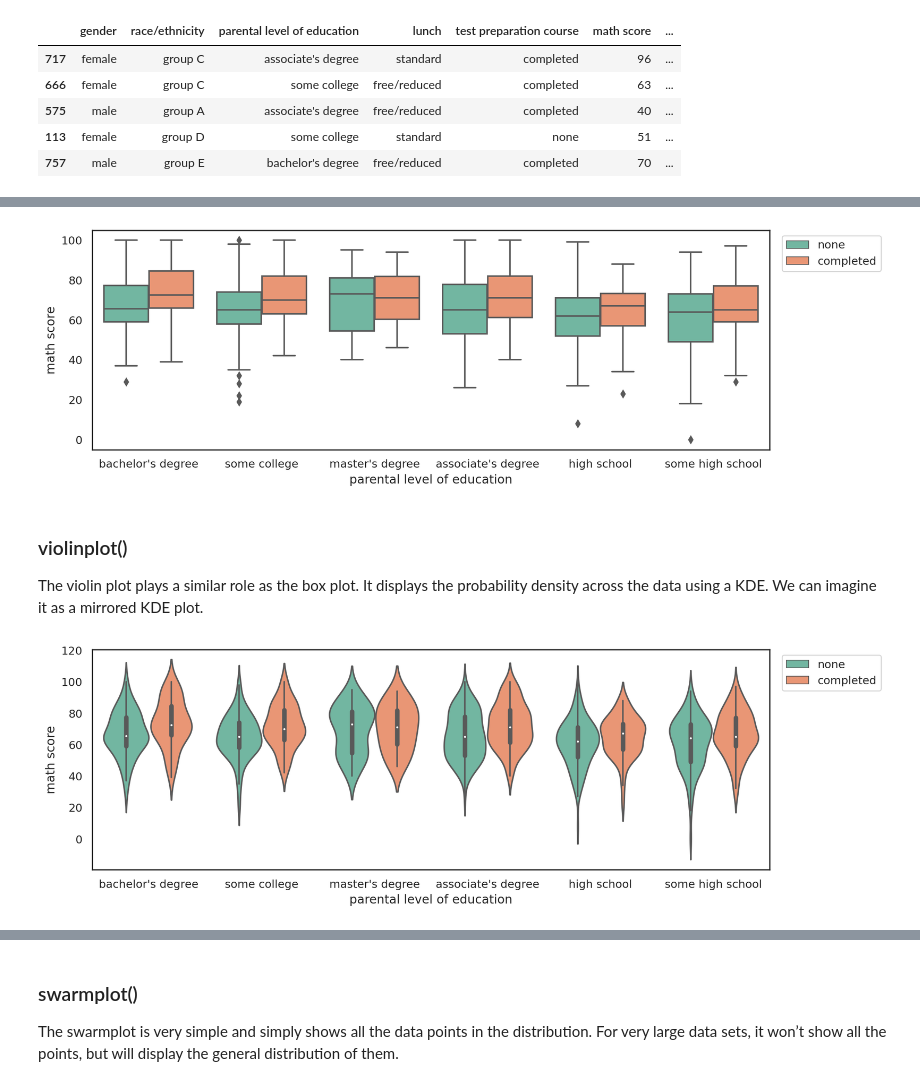
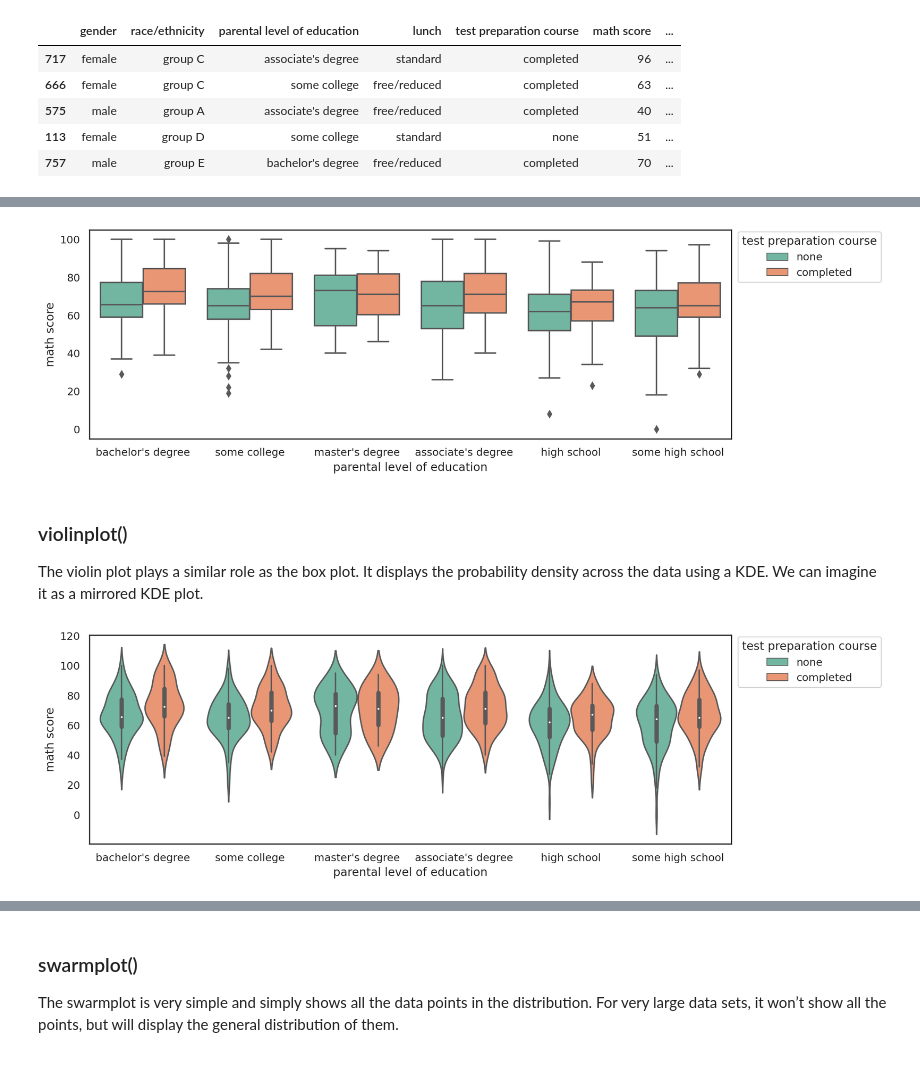
Before and after one commit to jigarparekh279/Machine_Learning_Python, a Jupyter notebook: 5_Seaborn.ipynb, the cells around one changed output, grey strips where cells are left out. Saved outputs shown, nothing was run; the diff lists cells and outputs as text; code cells hidden in the pictures.

```diff
--- a/5_Seaborn.ipynb
+++ b/5_Seaborn.ipynb
@@ -275,12 +275,12 @@ The Boxplot displays the distribution of a continuous variable. It does this thr
 # %%
 plt.figure(figsize=(12,4), dpi=200)
 sns.boxplot(y='math score', data=df,
             x='parental level of education', # separate by catagory
             hue='test preparation course', # sub-catagory seperation
             palette='Set2');
-plt.legend(bbox_to_anchor=(1.01,1));
+plt.legend(loc=(1.01,0.75), title='test preparation course');
 # %% [output]
-[figure, old version]
+[figure, new version]
 # %% [markdown]
 ### violinplot()
 
@@ -291,9 +291,9 @@ sns.violinplot(y='math score', data=df,
                x='parental level of education',
                hue='test preparation course',
                palette='Set2');
-plt.legend(bbox_to_anchor=(1.01,1));
+plt.legend(loc=(1.01,0.75), title='test preparation course');
 # %% [output]
-[figure, old version]
+[figure, new version]
 # %%
 plt.figure(figsize=(12,4), dpi=200)
 sns.violinplot(y='math score', data=df,
```
Also changed, not shown: parts of 9 cells of this notebook.
